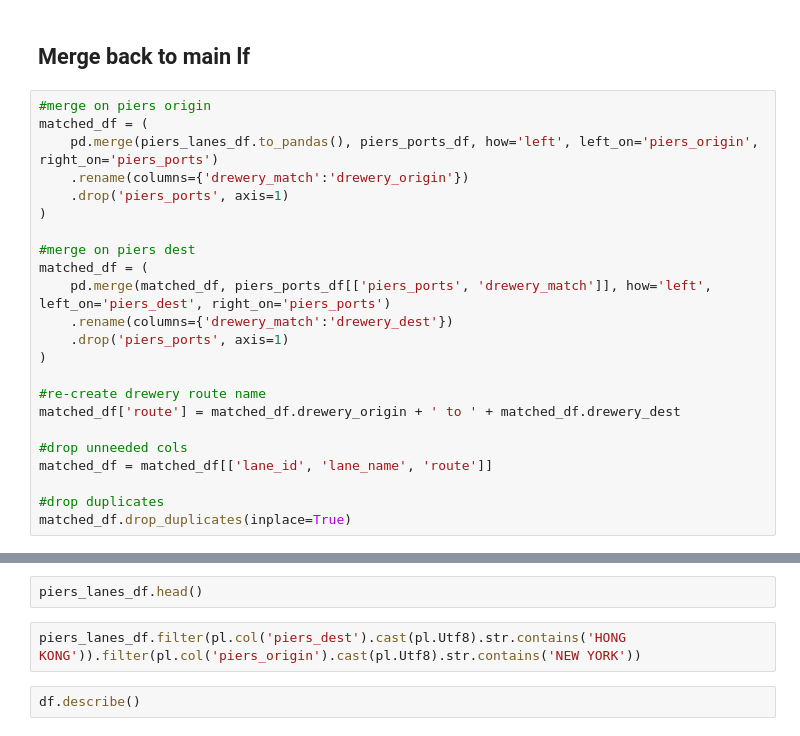
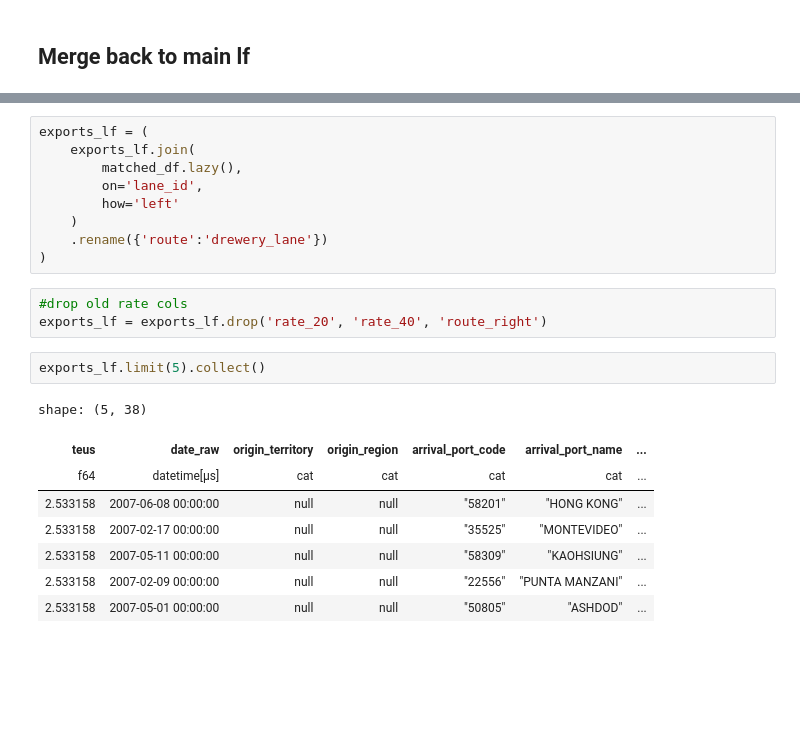
Before and after one commit to epistemetrica/Ocean-Carrier-Alliances-Project, a Jupyter notebook: analysis/lane_matching.ipynb, the cells around one changed output, grey strips where cells are left out. Cells and saved outputs as stored; diff of their text form; blank space fills up the shorter version.

```diff
--- a/analysis/lane_matching.ipynb
+++ b/analysis/lane_matching.ipynb
@@ -477,25 +380,2 @@ piers_loc_lanes_df['drewery_lane_match'], piers_loc_lanes_df['drewery_lane_match
 # %% [markdown]
 ## Merge back to main lf
-# %%
-#merge on piers origin
-matched_df = (
-    pd.merge(piers_lanes_df.to_pandas(), piers_ports_df, how='left', left_on='piers_origin', right_on='piers_ports')
-    .rename(columns={'drewery_match':'drewery_origin'})
-    .drop('piers_ports', axis=1)
-)
-
-#merge on piers dest
-matched_df = (
-    pd.merge(matched_df, piers_ports_df[['piers_ports', 'drewery_match']], how='left', left_on='piers_dest', right_on='piers_ports')
-    .rename(columns={'drewery_match':'drewery_dest'})
-    .drop('piers_ports', axis=1)
-)
-
-#re-create drewery route name
-matched_df['route'] = matched_df.drewery_origin + ' to ' + matched_df.drewery_dest
-
-#drop unneeded cols
-matched_df = matched_df[['lane_id', 'lane_name', 'route']]
-
-#drop duplicates
-matched_df.drop_duplicates(inplace=True)
@@ -539,6 +382,23 @@ drewery_lanes_df.head()
-# %%
-piers_lanes_df.head()
-# %%
-piers_lanes_df.filter(pl.col('piers_dest').cast(pl.Utf8).str.contains('HONG KONG')).filter(pl.col('piers_origin').cast(pl.Utf8).str.contains('NEW YORK'))
-# %%
-df.describe()
+# %%
+exports_lf = (
+    exports_lf.join(
+        matched_df.lazy(),
+        on='lane_id',
+        how='left'
+    )
+    .rename({'route':'drewery_lane'})
+)
+# %%
+#drop old rate cols
+exports_lf = exports_lf.drop('rate_20', 'rate_40', 'route_right')
+# %%
+exports_lf.limit(5).collect()
+# %% [output]
+shape: (5, 38)
+| teus | date_raw | origin_territory | origin_region | arrival_port_code | arrival_port_name | ... |
+| f64 | datetime[μs] | cat | cat | cat | cat | ... |
+| 2.533158 | 2007-06-08 00:00:00 | null | null | "58201" | "HONG KONG" | ... |
+| 2.533158 | 2007-02-17 00:00:00 | null | null | "35525" | "MONTEVIDEO" | ... |
+| 2.533158 | 2007-05-11 00:00:00 | null | null | "58309" | "KAOHSIUNG" | ... |
+| 2.533158 | 2007-02-09 00:00:00 | null | null | "22556" | "PUNTA MANZANI" | ... |
+| 2.533158 | 2007-05-01 00:00:00 | null | null | "50805" | "ASHDOD" | ... |
```
Also changed, not shown: parts of 22 cells of this notebook, 1 other file.
